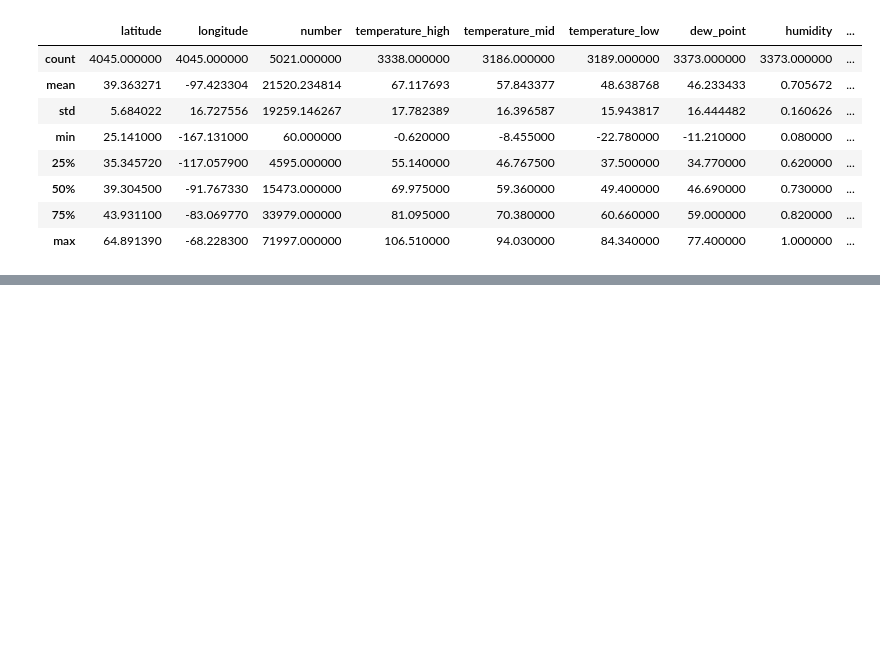
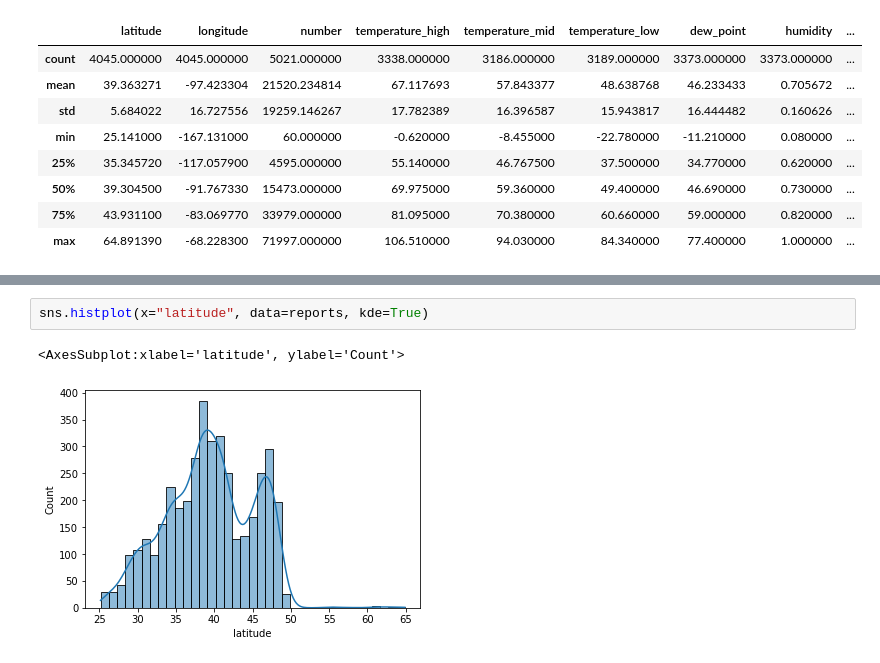
Before and after one commit to wsrtka/where-is-bigfoot, a Jupyter notebook: bigfoot.ipynb, the cells around one changed output, grey strips where cells are left out. Cells and saved outputs as stored; diff of their text form; blank space fills up the shorter version.

```diff
--- a/bigfoot.ipynb
+++ b/bigfoot.ipynb
@@ -26,0 +38,5 @@ reports.describe()
+# %%
+sns.histplot(x="latitude", data=reports, kde=True)
+# %% [output]
+<AxesSubplot:xlabel='latitude', ylabel='Count'>
+[figure, added]
```
Also changed, not shown: parts of 8 cells of this notebook.
